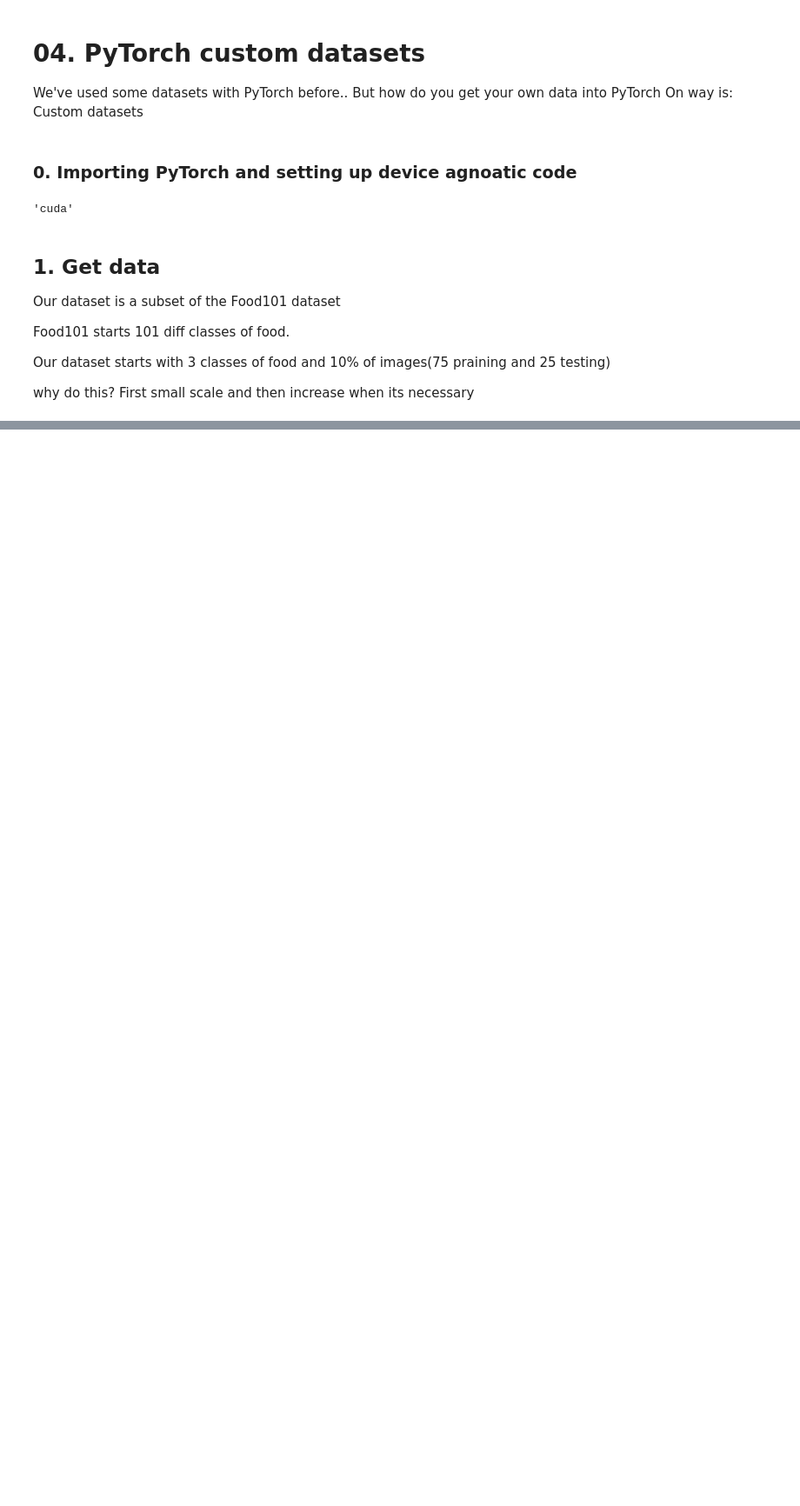
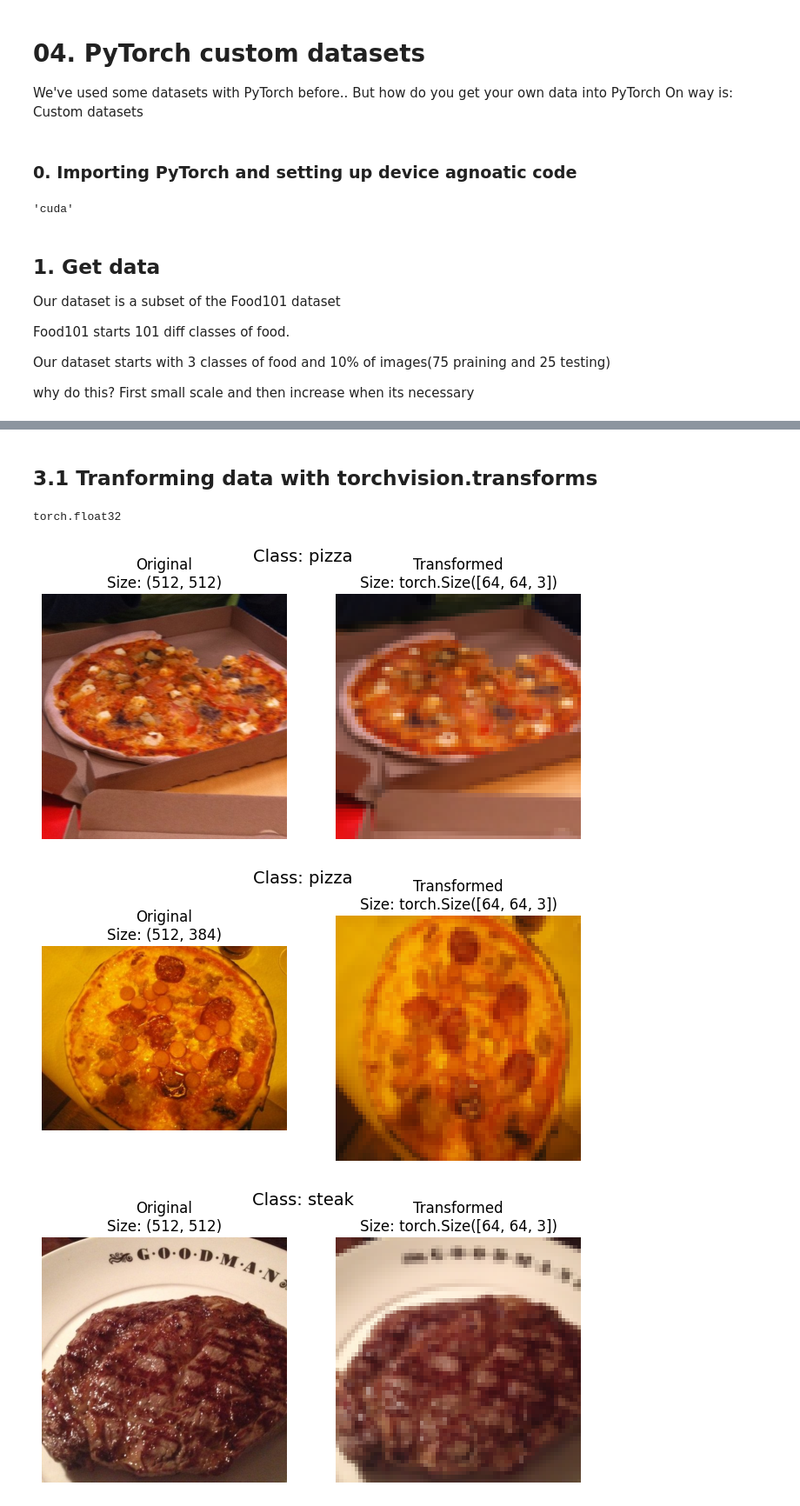
Before and after one commit to vandana10/deeplearning-using-pytorch, a Jupyter notebook: 04_pytorch_custom_datasets.ipynb, the cells around one changed output, grey strips where cells are left out. Shown at 87% size. Drawn from its saved outputs; the diff is of its cells as text; code cells hidden in the pictures; blank space fills up the shorter version.

```diff
--- a/04_pytorch_custom_datasets.ipynb
+++ b/04_pytorch_custom_datasets.ipynb
@@ -60,0 +146,57 @@ Unzipping data..
+# %% [markdown]
+## 3.1 Tranforming data with torchvision.transforms
+# %%
+data_transform = transforms.Compose([
+    #Resize our images to 64*64
+    transforms.Resize((64,64)),
+    #Flip the images randomly
+    transforms.RandomHorizontalFlip(p=0.5),
+    #Turn the image into a torch.Tensor
+    transforms.ToTensor()
+])
+# %%
+data_transform(img).dtype
+# %% [output]
+torch.float32
+# %%
+import random
+from PIL import Image
+import matplotlib.pyplot as plt
+
+def plot_transformed_images(image_paths, transform, n=3, seed=None):
+    if seed:
+        random.seed(seed)
+    random_image_paths = random.sample(image_paths, k=n)
+
+    for image_path in random_image_paths:
+        fig, ax = plt.subplots(1, 2, figsize=(8, 4))
+
+        # Open image
+        img = Image.open(image_path)
+
+        # Plot original
+        ax[0].imshow(img)
+        ax[0].set_title(f"Original\nSize: {img.size}")
+        ax[0].axis(False)
+
+        # Transform image
+        transformed_image = transform(img).permute(1, 2, 0)  # C,H,W → H,W,C
+        ax[1].imshow(transformed_image)
+        ax[1].set_title(f"Transformed\nSize: {transformed_image.shape}")
+        ax[1].axis(False)
+
+        # Class label (assuming folder name = class name)
+        fig.suptitle(f"Class: {image_path.parent.stem}", fontsize=14)
+        plt.show()
+
+# Example usage:
+plot_transformed_images(
+    image_paths=image_path_list,
+    transform=data_transform,
+    n=3,
+    seed=42
+)
+# %% [output]
+[figure, added]
+[figure, added]
+[figure, added]
```
Also changed, not shown: parts of 10 cells of this notebook.
